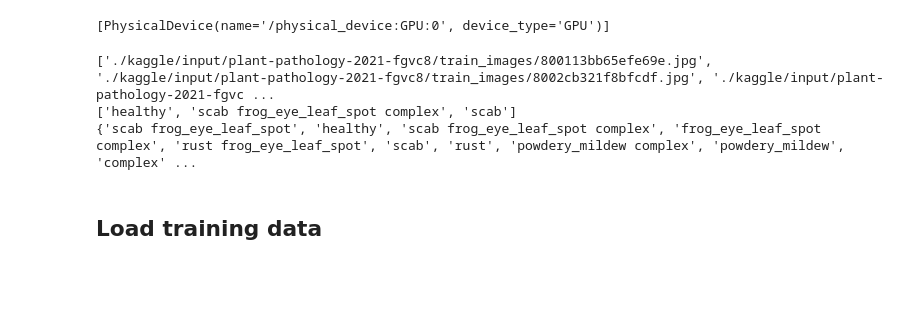
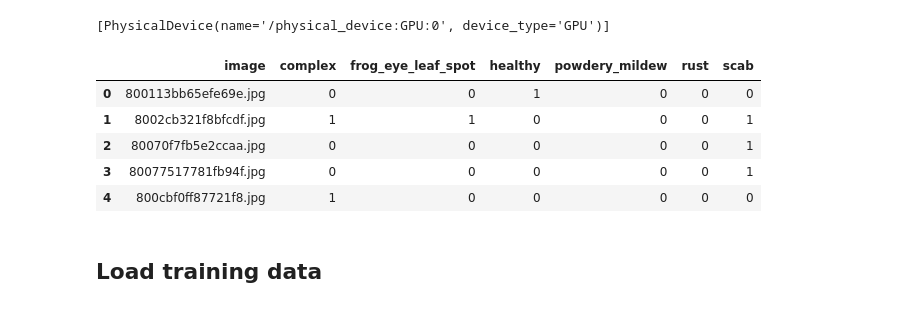
Before and after one commit to mikasso/liscie, a Jupyter notebook: liscie.ipynb, the cells around one changed output. Cells and saved outputs as stored; diff of their text form; code cells hidden in the pictures; blank space fills up the shorter version.

Commit message:
migrate to flow_from_dataframe

```diff
--- a/liscie.ipynb
+++ b/liscie.ipynb
@@ -23,34 +24,3 @@ def symlink_or_copy(src, dst): #windows sucks and it's easier to copy data
         os.symlink(src,dst)
 # %% [output]
 [PhysicalDevice(name='/physical_device:GPU:0', device_type='GPU')]
-# %%
-input_path = "./kaggle/input/plant-pathology-2021-fgvc8/"
-dataset_path = "./kaggle/working/dataset/"
-checkpoint_filepath = './tmp/checkpoint'
-model_filepath = './model'
-test_path = "./kaggle/working/test/"
-result_path = "./kaggle/working/submission.csv"
-all_image_paths = []
-all_image_labels = []
-
-with open(input_path + 'train.csv') as csv_file:
-    csv_reader = csv.reader(csv_file)
-    first_row = True
-    for row in csv_reader:
-        ################## fast test only
-        if FAST_RUN and len(all_image_paths) > 100:
-            break
-        ###################
-        if not first_row:
-            all_image_paths.append(input_path + 'train_images/' + row[0])
-            all_image_labels.append(row[1])
-        first_row = False
-
-labels_set = set(all_image_labels)
-print(all_image_paths[:3])
-print(all_image_labels[:3])
-print(labels_set)
-# %% [output]
-['./kaggle/input/plant-pathology-2021-fgvc8/train_images/800113bb65efe69e.jpg', './kaggle/input/plant-pathology-2021-fgvc8/train_images/8002cb321f8bfcdf.jpg', './kaggle/input/plant-pathology-2021-fgvc ...
-['healthy', 'scab frog_eye_leaf_spot complex', 'scab']
-{'scab frog_eye_leaf_spot', 'healthy', 'scab frog_eye_leaf_spot complex', 'frog_eye_leaf_spot complex', 'rust frog_eye_leaf_spot', 'scab', 'rust', 'powdery_mildew complex', 'powdery_mildew', 'complex' ...
@@ -64,2 +27,29 @@ for i in range(len(all_image_paths)):
+# %%
+input_path = "./kaggle/input/plant-pathology-2021-fgvc8/"
+dataset_path = "./kaggle/working/dataset/"
+checkpoint_filepath = './tmp/checkpoint'
+model_filepath = './model'
+test_path = "./kaggle/working/test/"
+result_path = "./kaggle/working/submission.csv"
+all_image_paths = []
+all_image_labels = []
+
+
+train = pd.read_csv(input_path+ '/train.csv')
+train.head()
+from sklearn.preprocessing import MultiLabelBinarizer
+
+mlb = MultiLabelBinarizer().fit(train.labels.apply(lambda x : x.split()))
+labels = pd.DataFrame(mlb.transform(train.labels.apply(lambda x : x.split())), columns = mlb.classes_)
+
+labels = pd.concat([train['image'], labels], axis=1)
+labels.head()
+# %% [output]
+|  | image | complex | frog_eye_leaf_spot | healthy | powdery_mildew | rust | scab |
+| 0 | 800113bb65efe69e.jpg | 0 | 0 | 1 | 0 | 0 | 0 |
+| 1 | 8002cb321f8bfcdf.jpg | 1 | 1 | 0 | 0 | 0 | 1 |
+| 2 | 80070f7fb5e2ccaa.jpg | 0 | 0 | 0 | 0 | 0 | 1 |
+| 3 | 80077517781fb94f.jpg | 0 | 0 | 0 | 0 | 0 | 1 |
+| 4 | 800cbf0ff87721f8.jpg | 1 | 0 | 0 | 0 | 0 | 0 |
 # %% [markdown]
 ## Load training data
```
Also changed, not shown: parts of 9 cells of this notebook.
